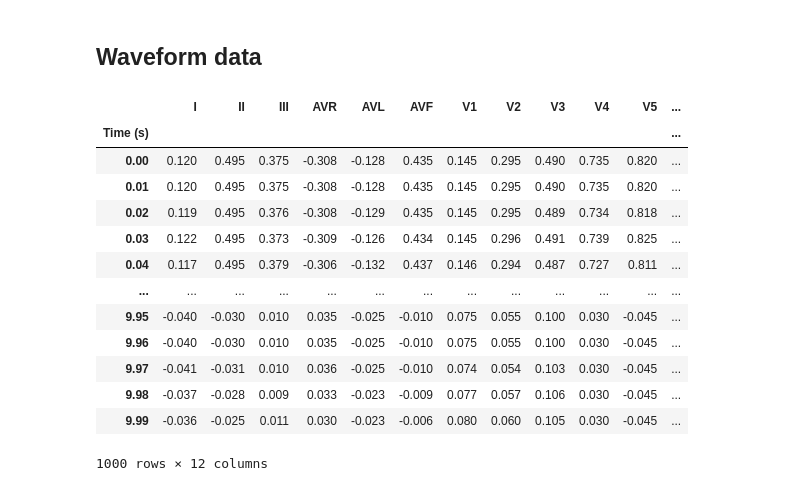
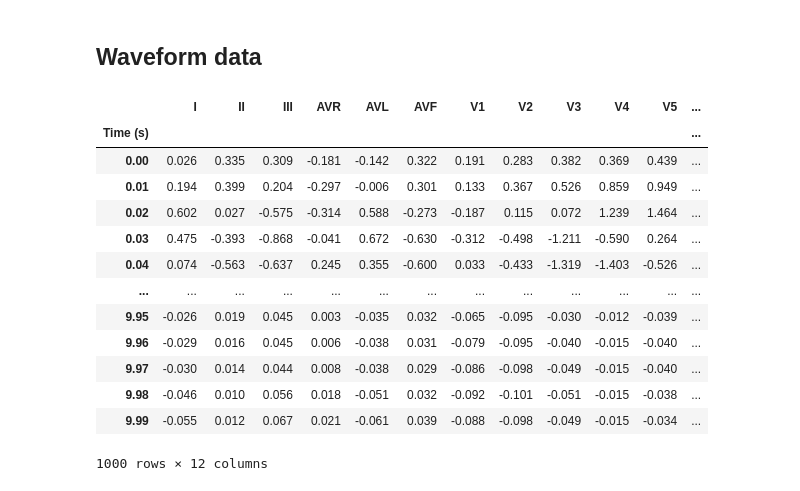
Before and after one commit to lijmr/ecg-autoencoder, a Jupyter notebook: Cleaning_and_Analysis.ipynb, the cells around one changed output. Saved outputs shown, nothing was run; the diff lists cells and outputs as text; code cells hidden in the pictures.

Commit message:
Fix dataframe code, switch to 100Hz data

```diff
--- a/Cleaning_and_Analysis.ipynb
+++ b/Cleaning_and_Analysis.ipynb
@@ -161,23 +163,23 @@ def create_waveform_df(record_path, segment_length=1000, start_index=0):
 
     return waveform_df
 # %%
-record_path = balanced_ptbxl_metadata['filename_hr'].iloc[0]
+record_path = balanced_ptbxl_metadata['filename_lr'].iloc[0]
 waveform_df = create_waveform_df(record_path)
 waveform_df
 # %% [output]
 |  | I | II | III | AVR | AVL | AVF | V1 | V2 | V3 | V4 | V5 | ... |
 | Time (s) |  |  |  |  |  |  |  |  |  |  |  | ... |
-| 0.00 | 0.120 | 0.495 | 0.375 | -0.308 | -0.128 | 0.435 | 0.145 | 0.295 | 0.490 | 0.735 | 0.820 | ... |
-| 0.01 | 0.120 | 0.495 | 0.375 | -0.308 | -0.128 | 0.435 | 0.145 | 0.295 | 0.490 | 0.735 | 0.820 | ... |
-| 0.02 | 0.119 | 0.495 | 0.376 | -0.308 | -0.129 | 0.435 | 0.145 | 0.295 | 0.489 | 0.734 | 0.818 | ... |
-| 0.03 | 0.122 | 0.495 | 0.373 | -0.309 | -0.126 | 0.434 | 0.145 | 0.296 | 0.491 | 0.739 | 0.825 | ... |
-| 0.04 | 0.117 | 0.495 | 0.379 | -0.306 | -0.132 | 0.437 | 0.146 | 0.294 | 0.487 | 0.727 | 0.811 | ... |
+| 0.00 | 0.026 | 0.335 | 0.309 | -0.181 | -0.142 | 0.322 | 0.191 | 0.283 | 0.382 | 0.369 | 0.439 | ... |
+| 0.01 | 0.194 | 0.399 | 0.204 | -0.297 | -0.006 | 0.301 | 0.133 | 0.367 | 0.526 | 0.859 | 0.949 | ... |
+| 0.02 | 0.602 | 0.027 | -0.575 | -0.314 | 0.588 | -0.273 | -0.187 | 0.115 | 0.072 | 1.239 | 1.464 | ... |
+| 0.03 | 0.475 | -0.393 | -0.868 | -0.041 | 0.672 | -0.630 | -0.312 | -0.498 | -1.211 | -0.590 | 0.264 | ... |
+| 0.04 | 0.074 | -0.563 | -0.637 | 0.245 | 0.355 | -0.600 | 0.033 | -0.433 | -1.319 | -1.403 | -0.526 | ... |
 | ... | ... | ... | ... | ... | ... | ... | ... | ... | ... | ... | ... | ... |
-| 9.95 | -0.040 | -0.030 | 0.010 | 0.035 | -0.025 | -0.010 | 0.075 | 0.055 | 0.100 | 0.030 | -0.045 | ... |
-| 9.96 | -0.040 | -0.030 | 0.010 | 0.035 | -0.025 | -0.010 | 0.075 | 0.055 | 0.100 | 0.030 | -0.045 | ... |
-| 9.97 | -0.041 | -0.031 | 0.010 | 0.036 | -0.025 | -0.010 | 0.074 | 0.054 | 0.103 | 0.030 | -0.045 | ... |
-| 9.98 | -0.037 | -0.028 | 0.009 | 0.033 | -0.023 | -0.009 | 0.077 | 0.057 | 0.106 | 0.030 | -0.045 | ... |
-| 9.99 | -0.036 | -0.025 | 0.011 | 0.030 | -0.023 | -0.006 | 0.080 | 0.060 | 0.105 | 0.030 | -0.045 | ... |
+| 9.95 | -0.026 | 0.019 | 0.045 | 0.003 | -0.035 | 0.032 | -0.065 | -0.095 | -0.030 | -0.012 | -0.039 | ... |
+| 9.96 | -0.029 | 0.016 | 0.045 | 0.006 | -0.038 | 0.031 | -0.079 | -0.095 | -0.040 | -0.015 | -0.040 | ... |
+| 9.97 | -0.030 | 0.014 | 0.044 | 0.008 | -0.038 | 0.029 | -0.086 | -0.098 | -0.049 | -0.015 | -0.040 | ... |
+| 9.98 | -0.046 | 0.010 | 0.056 | 0.018 | -0.051 | 0.032 | -0.092 | -0.101 | -0.051 | -0.015 | -0.038 | ... |
+| 9.99 | -0.055 | 0.012 | 0.067 | 0.021 | -0.061 | 0.039 | -0.088 | -0.098 | -0.049 | -0.015 | -0.034 | ... |
 1000 rows × 12 columns
 # %%
 # Generated with the help of ChatGPT
```
Also changed, not shown: parts of 6 cells of this notebook.
